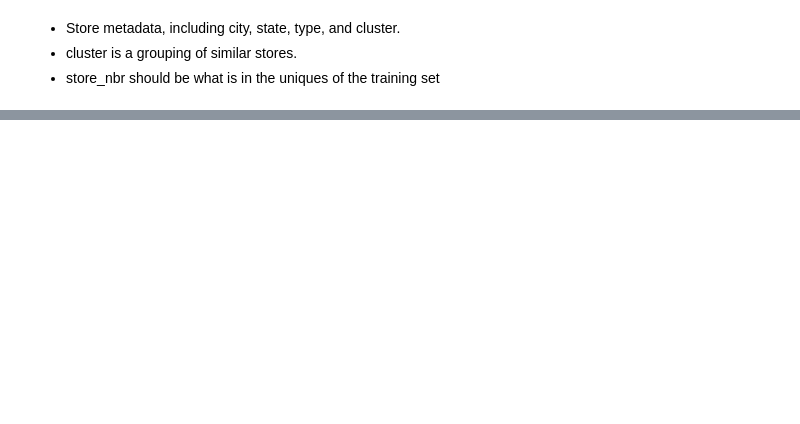
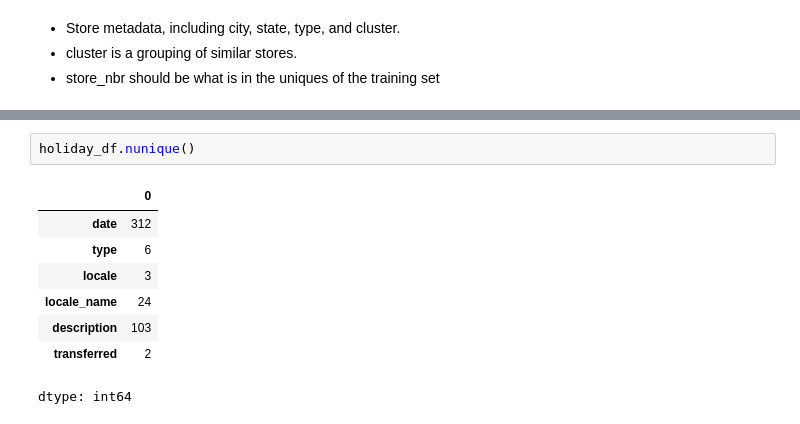
Before and after one commit to jonkarrer/sales-forecasting-ml, a Jupyter notebook: Sales_Time_Series.ipynb, the cells around one changed output, grey strips where cells are left out. Saved outputs shown, nothing was run; the diff lists cells and outputs as text; blank space fills up the shorter version.

```diff
--- a/Sales_Time_Series.ipynb
+++ b/Sales_Time_Series.ipynb
@@ -149,0 +208,11 @@ array(['AUTOMOTIVE', 'BABY CARE', 'BEAUTY', 'BEVERAGES', 'BOOKS',
+# %%
+holiday_df.nunique()
+# %% [output]
+|  | 0 |
+| date | 312 |
+| type | 6 |
+| locale | 3 |
+| locale_name | 24 |
+| description | 103 |
+| transferred | 2 |
+dtype: int64
```
Also changed, not shown: parts of 36 cells of this notebook.
